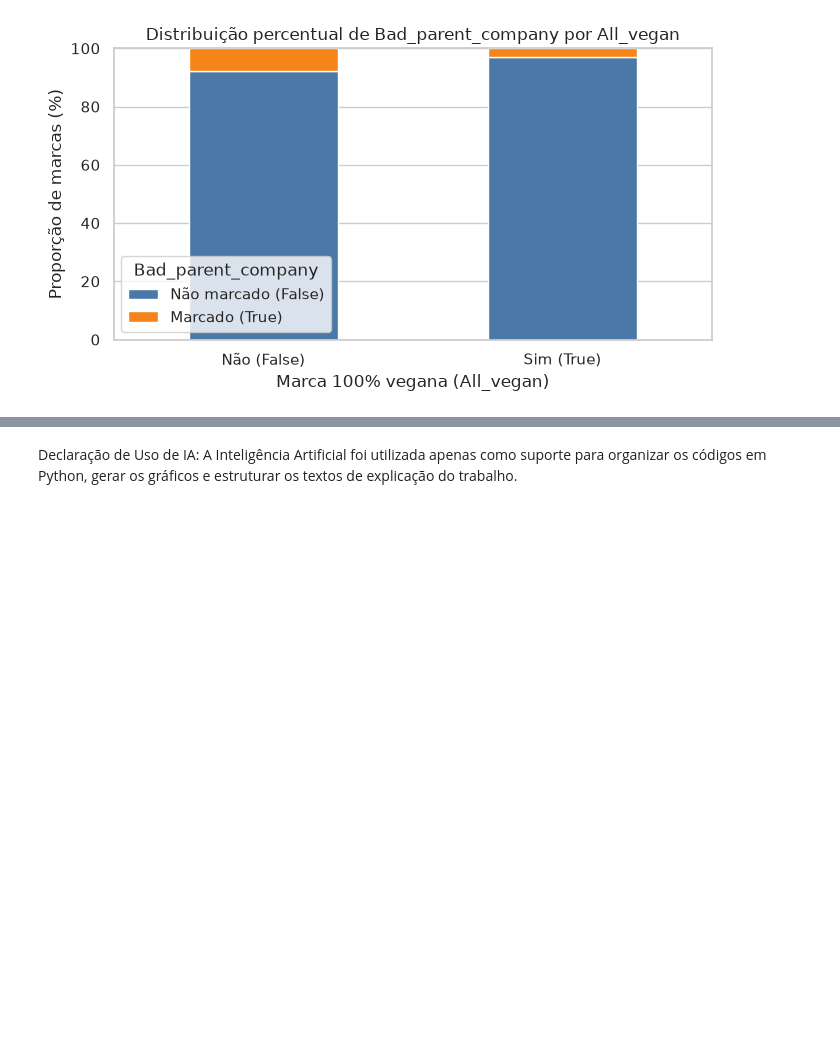
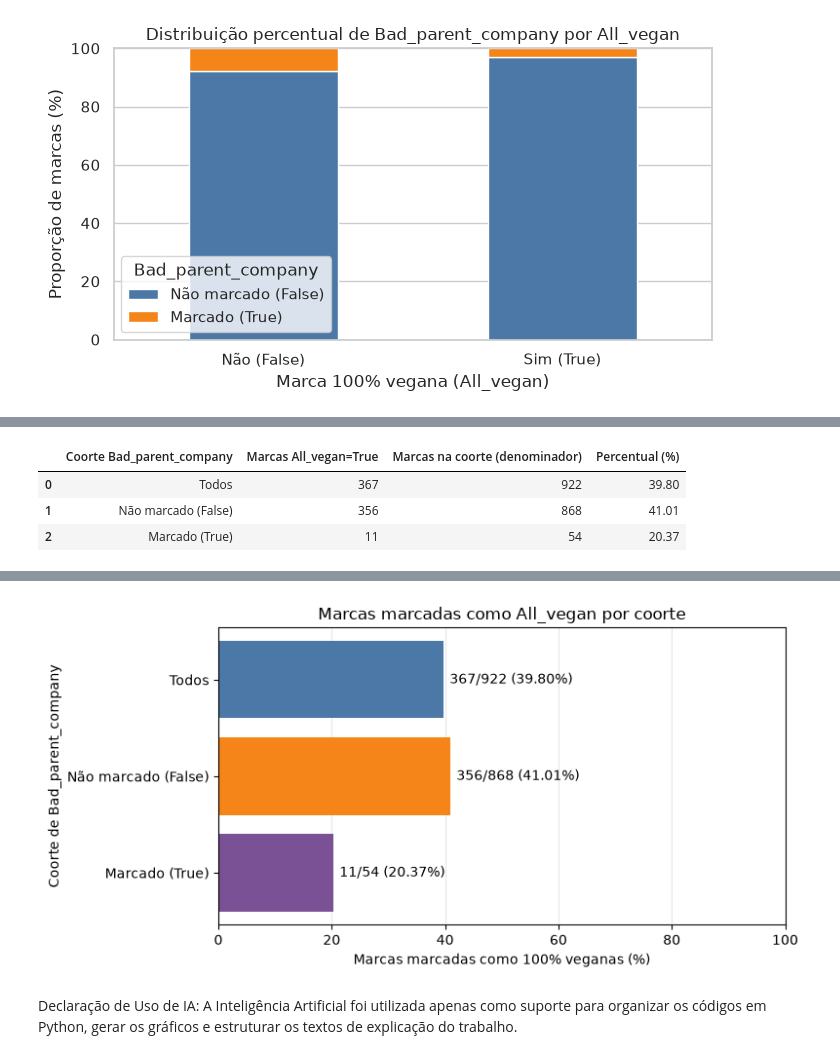
Before and after one commit to lslukinha/AVD-20262-pratica-streamlit, a Jupyter notebook: notebooks/eda.ipynb, the cells around one changed output, grey strips where cells are left out. Drawn from its saved outputs; the diff is of its cells as text; code cells hidden in the pictures; blank space fills up the shorter version.

```diff
--- a/notebooks/eda.ipynb
+++ b/notebooks/eda.ipynb
@@ -357,0 +498,78 @@ plt.show()
+# %%
+estados_filtro_vegan = [("Todos", None), ("Sim", True), ("Não", False)]
+coortes_bad_parent = [("Todos", None), ("Não marcado (False)", False), ("Marcado (True)", True)]
+linhas_teste_kpi_vegano = []
+linhas_resumo_kpi_vegano = []
+
+for rotulo_parent, valor_parent in coortes_bad_parent:
+    coorte_kpi_vegano = df if valor_parent is None else df[df["Bad_parent_company"].eq(valor_parent)]
+    denominador_vegano = len(coorte_kpi_vegano)
+    numerador_vegano = int(coorte_kpi_vegano["All_vegan"].sum())
+    percentual_vegano = (numerador_vegano / denominador_vegano * 100) if denominador_vegano else 0.0
+    linhas_resumo_kpi_vegano.append(
+        {
+            "Coorte Bad_parent_company": rotulo_parent,
+            "Marcas All_vegan=True": numerador_vegano,
+            "Marcas na coorte (denominador)": denominador_vegano,
+            "Percentual (%)": round(percentual_vegano, 2),
+        }
+    )
+
+    resultados_kpi_para_filtros_vegan = []
+    for rotulo_vegan, valor_vegan in estados_filtro_vegan:
+        coorte_graficos = (
+            coorte_kpi_vegano
+            if valor_vegan is None
+            else coorte_kpi_vegano[coorte_kpi_vegano["All_vegan"].eq(valor_vegan)]
+        )
+        # O KPI é calculado na coorte anterior ao filtro All_vegan.
+        linhas_teste_kpi_vegano.append(
+            {
+                "Coorte Bad_parent_company": rotulo_parent,
+                "Filtro All_vegan nos gráficos": rotulo_vegan,
+                "Marcas exibidas nos gráficos": len(coorte_graficos),
+                "Numerador do KPI": numerador_vegano,
+                "Denominador do KPI": denominador_vegano,
+                "KPI (%)": round(percentual_vegano, 2),
+            }
+        )
+        resultados_kpi_para_filtros_vegan.append(
+            (numerador_vegano, denominador_vegano, round(percentual_vegano, 2))
+        )
+    assert len(set(resultados_kpi_para_filtros_vegan)) == 1, (
+        "O filtro All_vegan não deve alterar o KPI dentro da mesma coorte."
+    )
+
+resumo_kpi_vegano = pd.DataFrame(linhas_resumo_kpi_vegano)
+teste_independencia_filtro_vegano = pd.DataFrame(linhas_teste_kpi_vegano)
+display(resumo_kpi_vegano)
+display(teste_independencia_filtro_vegano)
+
+fig, ax = plt.subplots(figsize=(8, 4))
+barras_veganas = ax.barh(
+    resumo_kpi_vegano["Coorte Bad_parent_company"],
+    resumo_kpi_vegano["Percentual (%)"],
+    color=[COR_NAO_MARCADO, COR_MARCADO, "#7a5195"],
+)
+ax.invert_yaxis()
+ax.set_xlim(0, 100)
+ax.set_title("Marcas marcadas como All_vegan por coorte")
+ax.set_xlabel("Marcas marcadas como 100% veganas (%)")
+ax.set_ylabel("Coorte de Bad_parent_company")
+ax.grid(axis="x", alpha=0.3)
+ax.set_axisbelow(True)
+for barra, linha in zip(barras_veganas, resumo_kpi_vegano.to_dict("records")):
+    ax.text(
+        barra.get_width() + 1,
+        barra.get_y() + barra.get_height() / 2,
+        f"{linha['Marcas All_vegan=True']}/{linha['Marcas na coorte (denominador)']} "
+        f"({linha['Percentual (%)']:.2f}%)",
+        va="center",
+    )
+plt.tight_layout()
+plt.show()
+# %% [output]
+|  | Coorte Bad_parent_company | Marcas All_vegan=True | Marcas na coorte (denominador) | Percentual (%) |
+| 0 | Todos | 367 | 922 | 39.80 |
+| 1 | Não marcado (False) | 356 | 868 | 41.01 |
+| 2 | Marcado (True) | 11 | 54 | 20.37 |
@@ -358,3 +586,4 @@ plt.show()
+[figure, added]
 # %% [markdown]
 Declaração de Uso de IA: A Inteligência Artificial foi utilizada apenas como suporte para organizar os códigos em Python, gerar os gráficos e estruturar os textos de explicação do trabalho.
 # %% [markdown]
```
Also changed, not shown: parts of 8 cells of this notebook, 11 other files.
